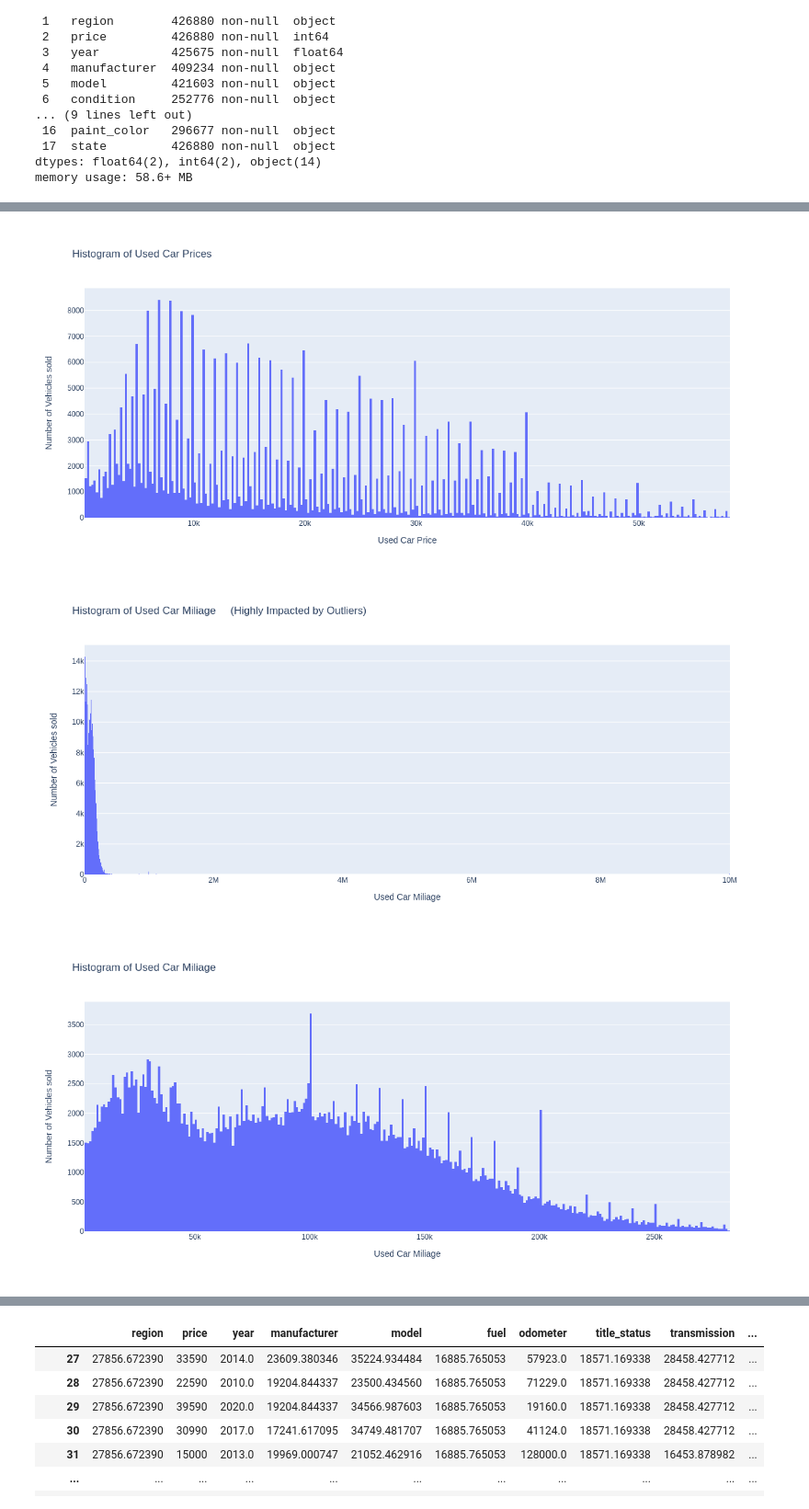
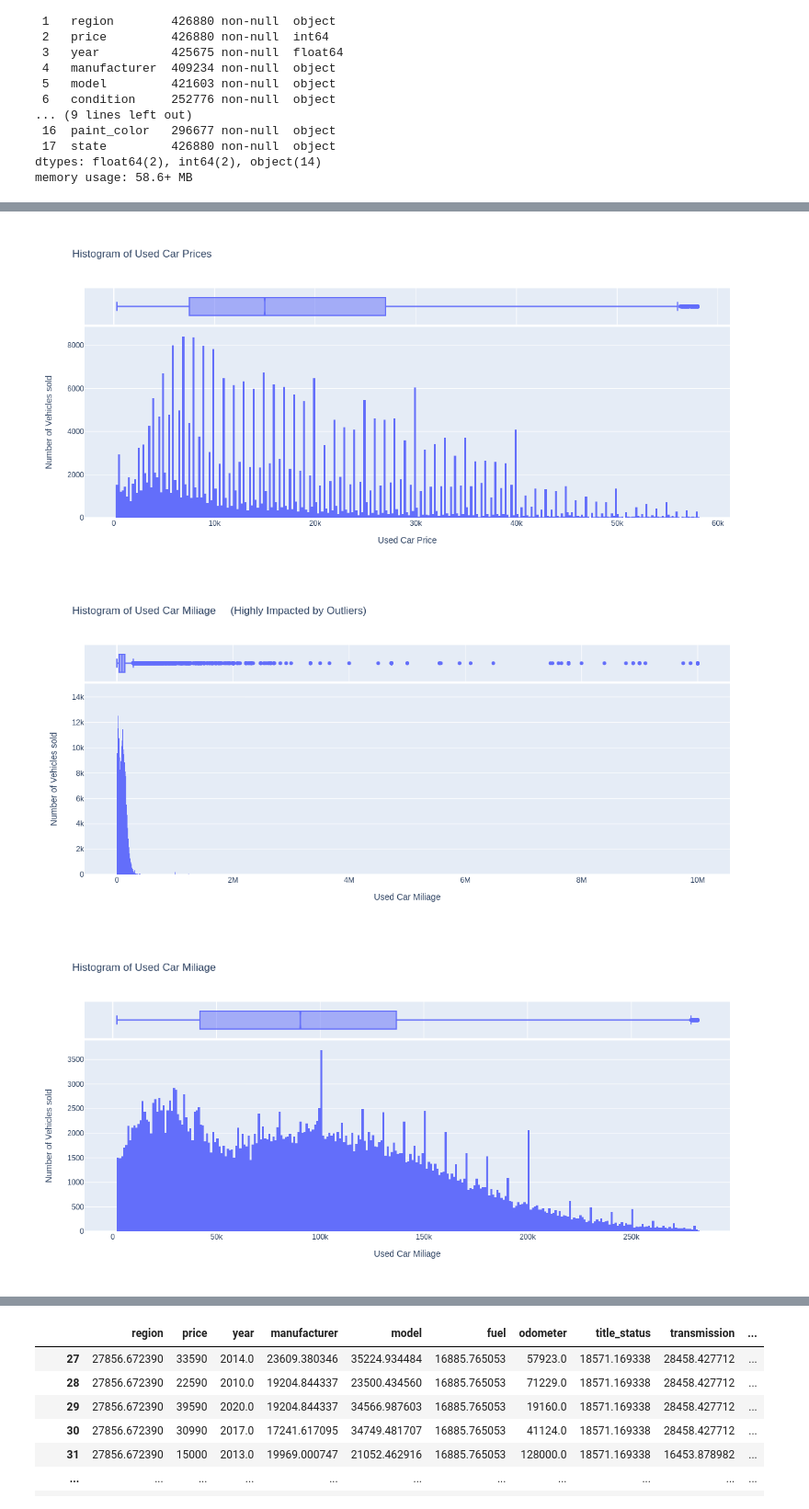
Before and after one commit to 0IsaacR/drivingUSEDcar_prices, a Jupyter notebook: USED_CAR.ipynb, the cells around one changed output, grey strips where cells are left out. Shown at 92% size. Cells and saved outputs as stored; diff of their text form; code cells hidden in the pictures.

```diff
--- a/USED_CAR.ipynb
+++ b/USED_CAR.ipynb
@@ -60,7 +62,7 @@ columns that are missing a few values can just drop those rows
 
 Finally i display the dataframe and check for inconsistancies and determine if index needs to be reset
 # %%
-df = pd.read_csv('/content/vehicles.csv')
+df = pd.read_csv('/content/sample_data/vehicles.csv')
     # reads CSV file and makes a dataframe
 # %%
 df.info()
@@ -132,7 +134,7 @@ HighLimit = round(q3 + (1.5*IQR),-3)  # this is my maximum cut off point for pri
 
 df.drop(df[df['price'] > HighLimit].index, inplace = True)      #
 df.drop(df[df['price'] < LowLimit].index, inplace = True)       # removes outliers
-fig = px.histogram(df, x ='price',title='Histogram of Used Car Prices')
+fig = px.histogram(df, x ='price',marginal = 'box',title='Histogram of Used Car Prices')
 fig.update_layout(xaxis_title="Used Car Price",
                 yaxis_title="Number of Vehicles sold",
                 autosize=False,
@@ -140,10 +142,10 @@ fig.update_layout(xaxis_title="Used Car Price",
                 height=550)
 fig.show("png")
 # %% [output]
-[figure, old version]
+[figure, new version]
 # %%
-# Sread of odometer data
-fig = px.histogram(df, x ='odometer',title='Histogram of Used Car Miliage     (Highly Impacted by Outliers)')
+# Spread of odometer data
+fig = px.histogram(df, x ='odometer',marginal = 'box',title='Histogram of Used Car Miliage     (Highly Impacted by Outliers)')
 fig.update_layout(xaxis_title="Used Car Miliage",
                  yaxis_title="Number of Vehicles sold",
                  autosize=False,
@@ -151,31 +153,31 @@ fig.update_layout(xaxis_title="Used Car Miliage",
                  height=550)
 fig.show("png")
 # %% [output]
-[figure, old version]
+[figure, new version]
 # %%
 # Similarly we remove the outliers from the odometer column
 df.drop(df[df['odometer'] > 500000].index, inplace = True)
 df.drop(df[df['odometer'] == 0].index, inplace = True)
 
 # Outliers
 q1 = df.odometer.describe()[4]      # grabs first and third quartile
 q3 = df.odometer.describe()[6]
 IQR = q3 - q1
 LowLimit = q1 - (1.5*IQR)   # since this Value is negative, I will set it to 2000 miles
 LowLimit = 2000
 HighLimit = round(q3 + (1.5*IQR),-3)  # this is my maximum cut off point for price rounded to the nearest thousand
 
 df.drop(df[df['odometer'] > HighLimit].index, inplace = True)     # removes outliers
 df.drop(df[df['odometer'] < LowLimit].index, inplace = True)
-fig = px.histogram(df, x ='odometer',title='Histogram of Used Car Miliage')
+fig = px.histogram(df, x ='odometer',marginal = 'box',title='Histogram of Used Car Miliage')
 fig.update_layout(xaxis_title="Used Car Miliage",
                  yaxis_title="Number of Vehicles sold",
                  autosize=False,
                  width=1200,
                  height=550)
 fig.show("png")
 # %% [output]
-[figure, old version]
+[figure, new version]
 # %%
 # Sread of year data
 fig = px.histogram(df,
```
Also changed, not shown: parts of 13 cells of this notebook.
